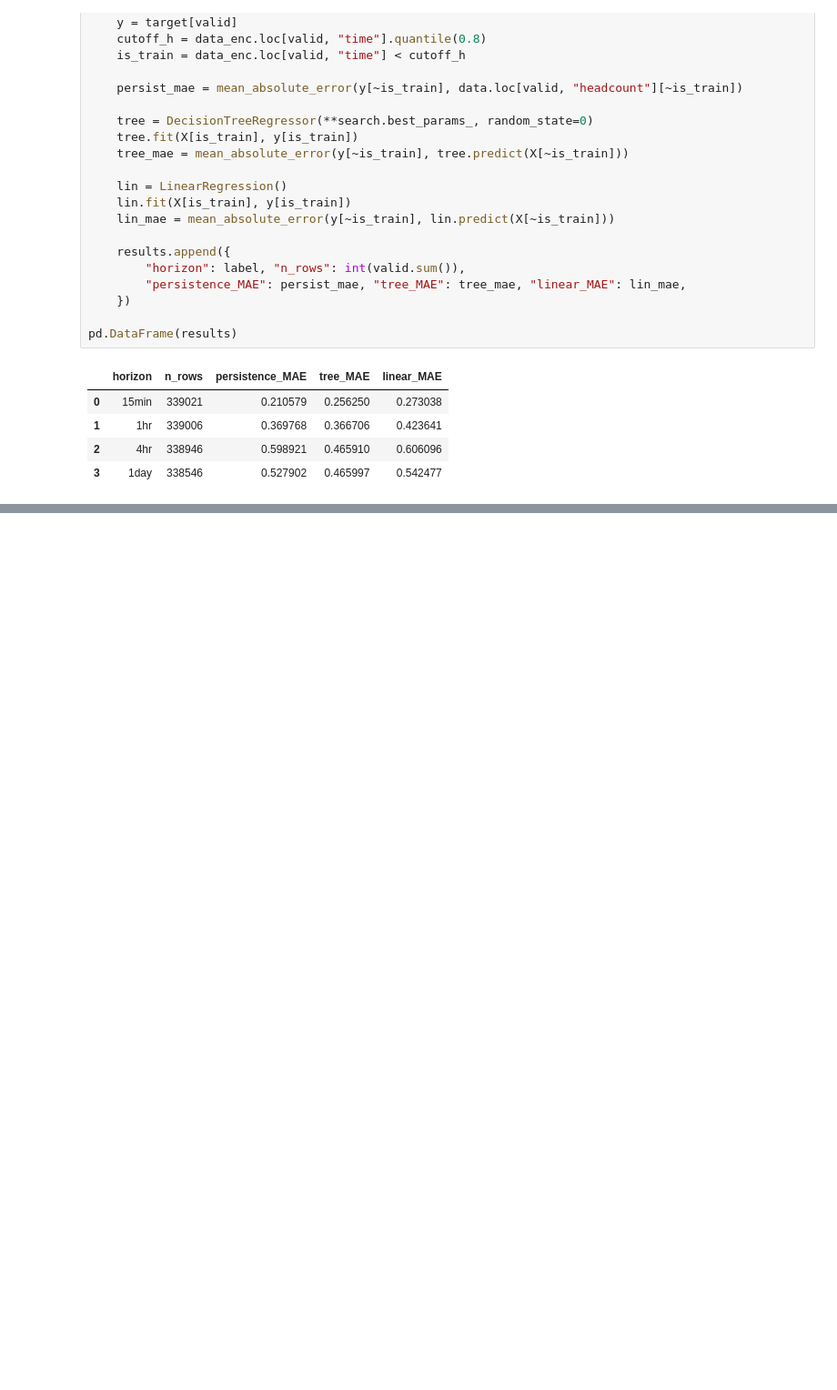
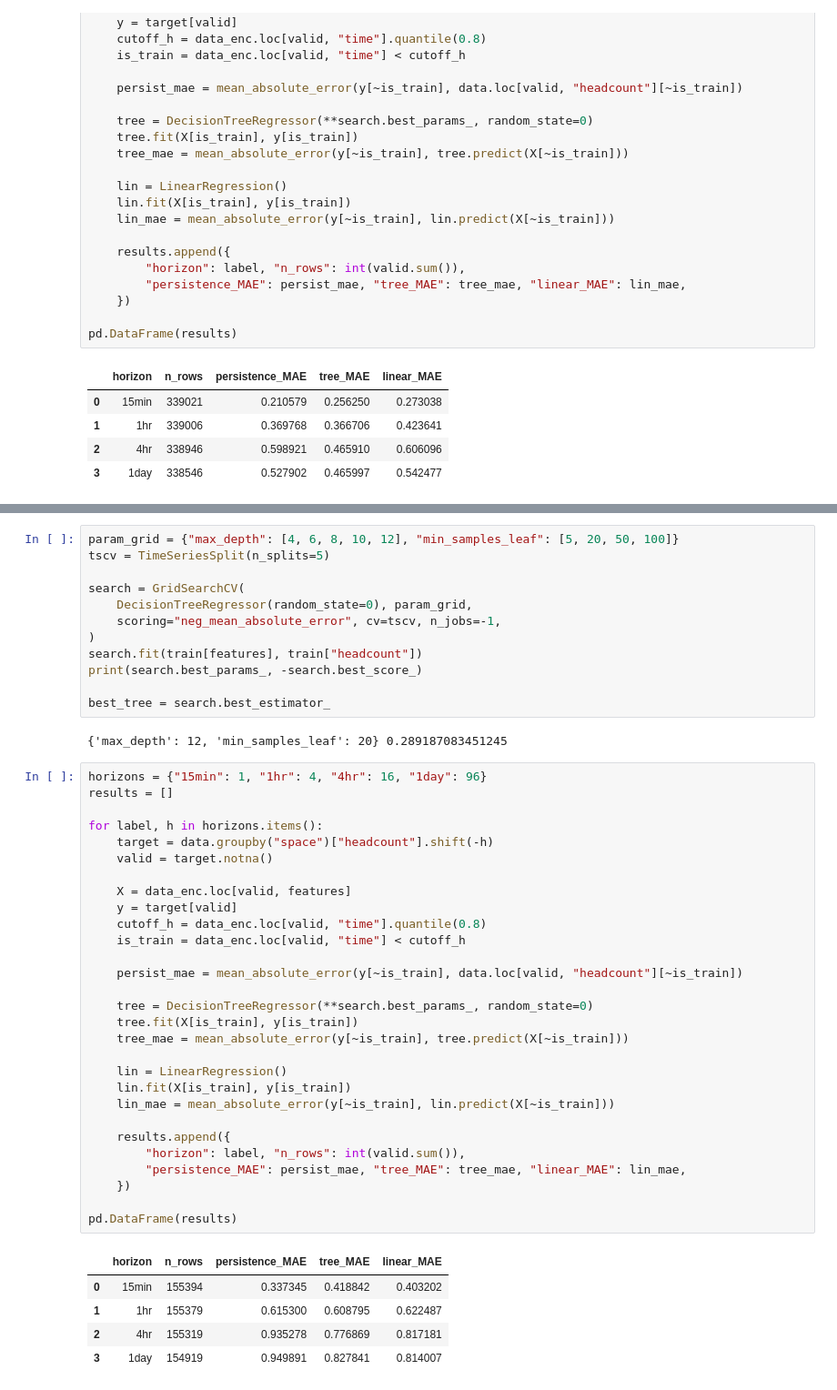
Before and after one commit to OscarPayne28/3001-OCCUPANCY-PROJECT, a Jupyter notebook: notebooks/02_modelling.ipynb, the cells around one changed output, grey strips where cells are left out. Shown at 91% size. Cells and saved outputs as stored; diff of their text form; blank space fills up the shorter version.

```diff
--- a/notebooks/02_modelling.ipynb
+++ b/notebooks/02_modelling.ipynb
@@ -338,0 +453,49 @@ pd.DataFrame(results)
+# %%
+param_grid = {"max_depth": [4, 6, 8, 10, 12], "min_samples_leaf": [5, 20, 50, 100]}
+tscv = TimeSeriesSplit(n_splits=5)
+
+search = GridSearchCV(
+    DecisionTreeRegressor(random_state=0), param_grid,
+    scoring="neg_mean_absolute_error", cv=tscv, n_jobs=-1,
+)
+search.fit(train[features], train["headcount"])
+print(search.best_params_, -search.best_score_)
+
+best_tree = search.best_estimator_
+# %% [output]
+{'max_depth': 12, 'min_samples_leaf': 20} 0.289187083451245
+# %%
+horizons = {"15min": 1, "1hr": 4, "4hr": 16, "1day": 96}
+results = []
+
+for label, h in horizons.items():
+    target = data.groupby("space")["headcount"].shift(-h)
+    valid = target.notna()
+
+    X = data_enc.loc[valid, features]
+    y = target[valid]
+    cutoff_h = data_enc.loc[valid, "time"].quantile(0.8)
+    is_train = data_enc.loc[valid, "time"] < cutoff_h
+
+    persist_mae = mean_absolute_error(y[~is_train], data.loc[valid, "headcount"][~is_train])
+
+    tree = DecisionTreeRegressor(**search.best_params_, random_state=0)
+    tree.fit(X[is_train], y[is_train])
+    tree_mae = mean_absolute_error(y[~is_train], tree.predict(X[~is_train]))
+
+    lin = LinearRegression()
+    lin.fit(X[is_train], y[is_train])
+    lin_mae = mean_absolute_error(y[~is_train], lin.predict(X[~is_train]))
+
+    results.append({
+        "horizon": label, "n_rows": int(valid.sum()),
+        "persistence_MAE": persist_mae, "tree_MAE": tree_mae, "linear_MAE": lin_mae,
+    })
+
+pd.DataFrame(results)
+# %% [output]
+|  | horizon | n_rows | persistence_MAE | tree_MAE | linear_MAE |
+| 0 | 15min | 155394 | 0.337345 | 0.418842 | 0.403202 |
+| 1 | 1hr | 155379 | 0.615300 | 0.608795 | 0.622487 |
+| 2 | 4hr | 155319 | 0.935278 | 0.776869 | 0.817181 |
+| 3 | 1day | 154919 | 0.949891 | 0.827841 | 0.814007 |
```
Also changed, not shown: parts of 9 cells of this notebook, 4 other files.
